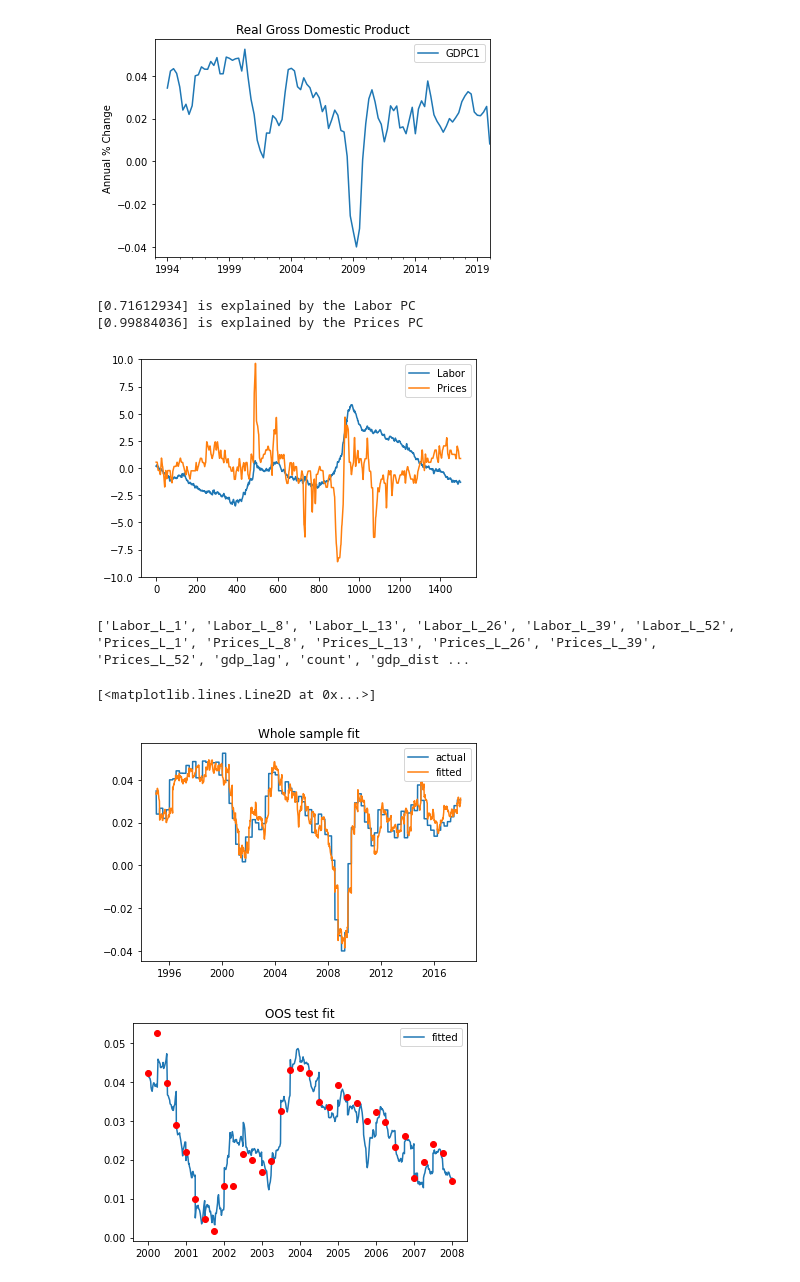
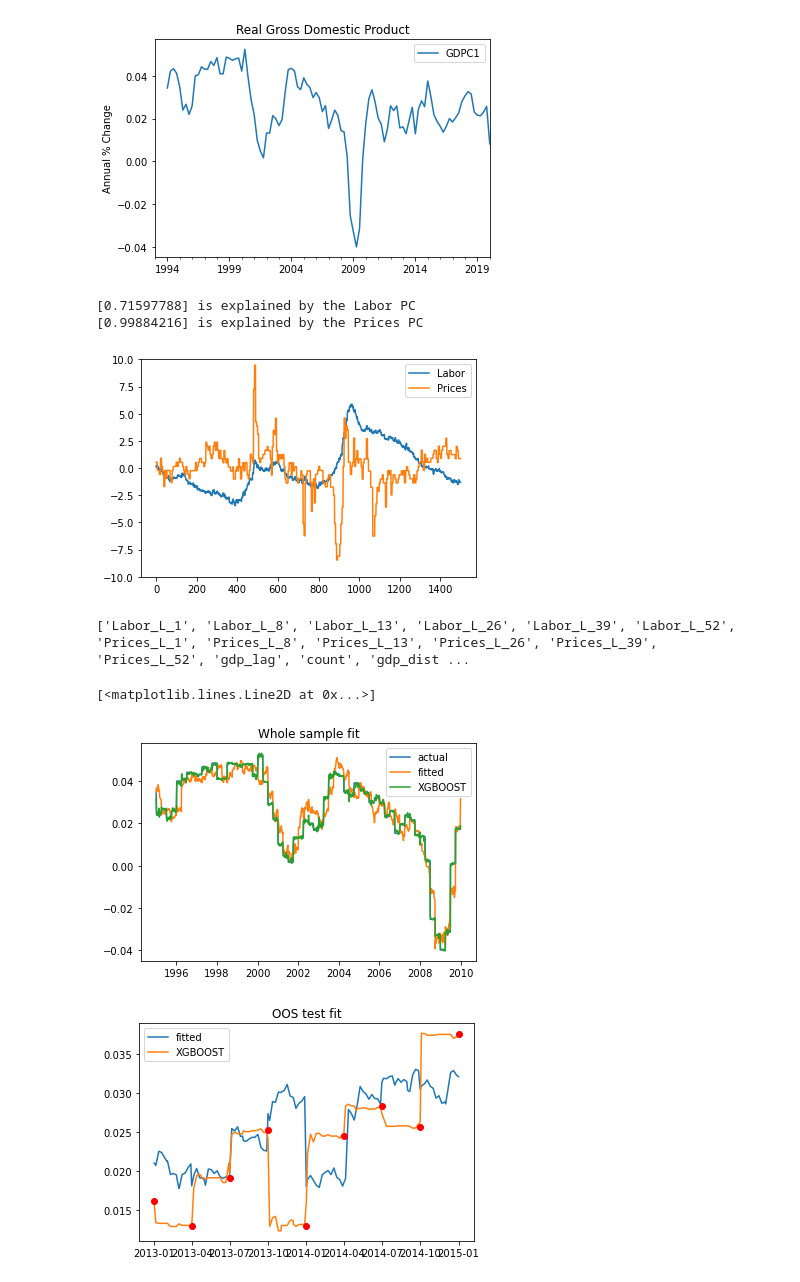
Before and after one commit to willcrossb/factor_models, a Jupyter notebook: nowcastv2/nowcast.ipynb, the cells around one changed output. Cells and saved outputs as stored; diff of their text form; code cells hidden in the pictures.

```diff
--- a/nowcastv2/nowcast.ipynb
+++ b/nowcastv2/nowcast.ipynb
@@ -137,7 +139,8 @@ from matplotlib import pyplot as plt
 
 df = df_raw
 df_orig = df_raw
-df_interp = df.interpolate(method='polynomial', order=1)
+# df_interp = df.interpolate(method='polynomial', order=1)
+df_interp= df.fillna(method="bfill")
 df_interp = df_interp.loc['1994-1-1':'2018-1-1']
 
 factor_list = list()
@@ -157,9 +160,9 @@ for factor in factors:
     df_interp = pd.concat([df_interp, df_add], axis=1)
     factor_list.append(factor)
 # %% [output]
-[0.71612934] is explained by the Labor PC
-[0.99884036] is explained by the Prices PC
+[0.71597788] is explained by the Labor PC
+[0.99884216] is explained by the Prices PC
-[figure, old version]
+[figure, new version]
 # %%
 import math
 reglist = list()
@@ -206,37 +209,62 @@ reglist.append('gdp_lag')
 reglist.append('count')
 reglist.append('gdp_dist')
 
-df_model = df_reg.loc['1995-1-1':'2018-1-1']
+
+#This was testing for data leakage
+# reglist = list()
+# reglist.append('gdp_lag')
+# reglist.append('gdp_lag2')
+
+df_model = df_reg.loc['1995-1-1':'2010-1-1']
 print(reglist)
 x = df_model[reglist]
 y = df_model['GDPC1']
 
 x = sm.add_constant(x)
 model = sm.OLS(y, x).fit()
 #print(model.summary())
 
 fitted = model.fittedvalues
 
+'''XGBOOST BEGINS HERE'''
+regressor = xgb.XGBRegressor(
+    n_estimators=100,
+    reg_lambda=1,
+    gamma=0,
+    max_depth=3
+)
+regressor.fit(x, y)
+
+xgpred = regressor.predict(x)
+xg_df = pd.DataFrame(xgpred, columns = ['xgfit'], index = df_model.index)
+
 plt.plot(y,label="actual")
 plt.plot(fitted,label="fitted")
+plt.plot(xg_df['xgfit'],label="XGBOOST")
 plt.legend()
 plt.title('Whole sample fit')
 
 
-df_test = df_reg.loc['2000-1-1':'2008-1-1']
+df_test = df_reg.loc['2013-1-1':'2015-1-1']
 y_test = df_test['GDPC1']
 x_test = df_test[reglist]
 x_test = sm.add_constant(x_test)
 test_fit = model.predict(x_test)
 
+regressor.fit(x_test, y_test)
+
+xgpred_test = regressor.predict(x_test)
+xg_df_test = pd.DataFrame(xgpred_test, columns = ['xgfit'], index = df_test.index)
+
 plt.figure()
 #plt.plot(y_test,label="actual")
 plt.plot(test_fit,label="fitted")
+plt.plot(xg_df_test,label="XGBOOST")
 plt.legend()
 plt.title('OOS test fit')
 plt.plot(df_test['GDPC1_orig_freq'], 'ro')
 # %% [output]
 ['Labor_L_1', 'Labor_L_8', 'Labor_L_13', 'Labor_L_26', 'Labor_L_39', 'Labor_L_52', 'Prices_L_1', 'Prices_L_8', 'Prices_L_13', 'Prices_L_26', 'Prices_L_39', 'Prices_L_52', 'gdp_lag', 'count', 'gdp_dist ...
 [<matplotlib.lines.Line2D at 0x...>]
-[figure, old version]
+[figure, new version]
-[figure, old version]
+[figure, new version]
```
Also changed, not shown: parts of 1 cell of this notebook, 1 other file.
